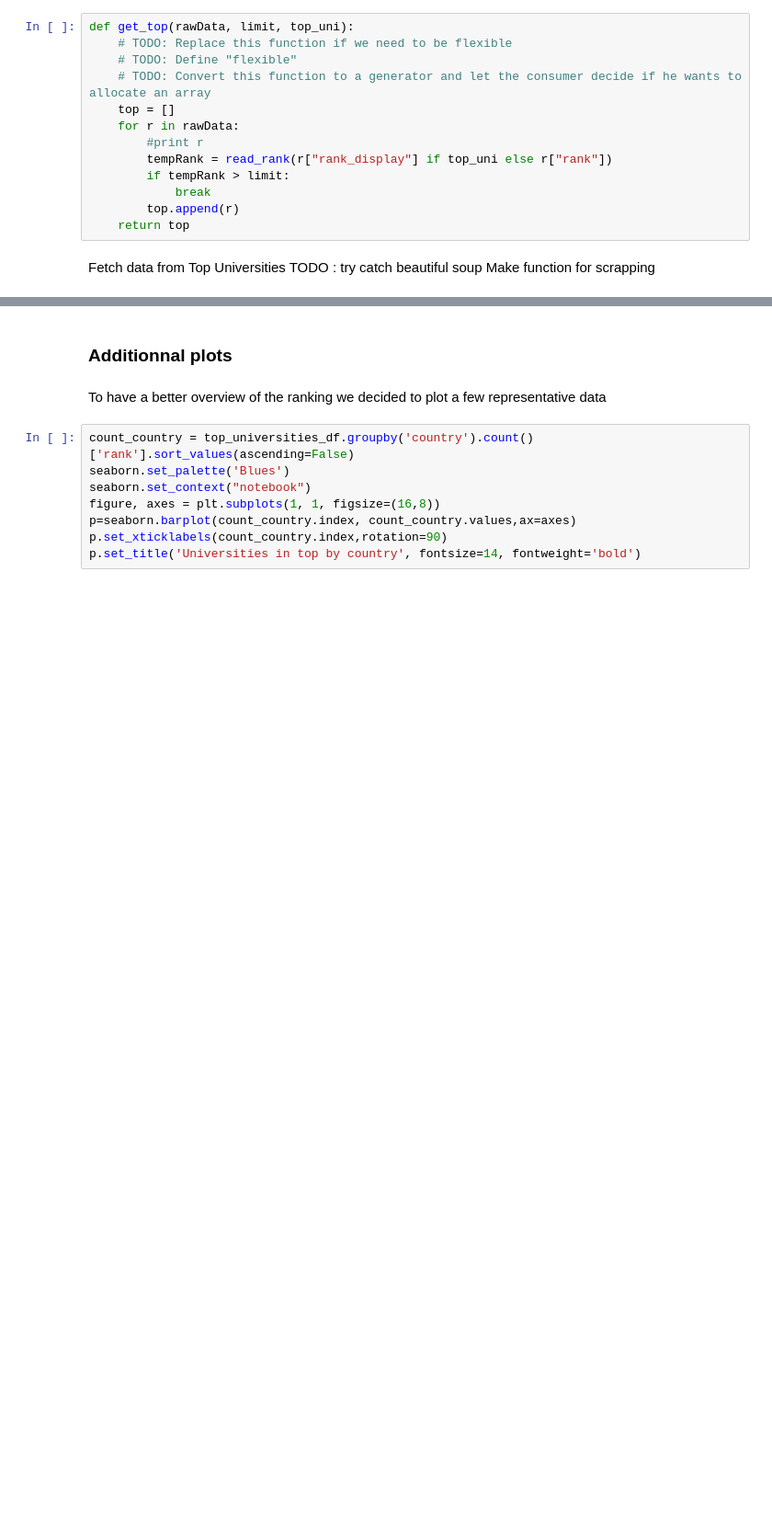
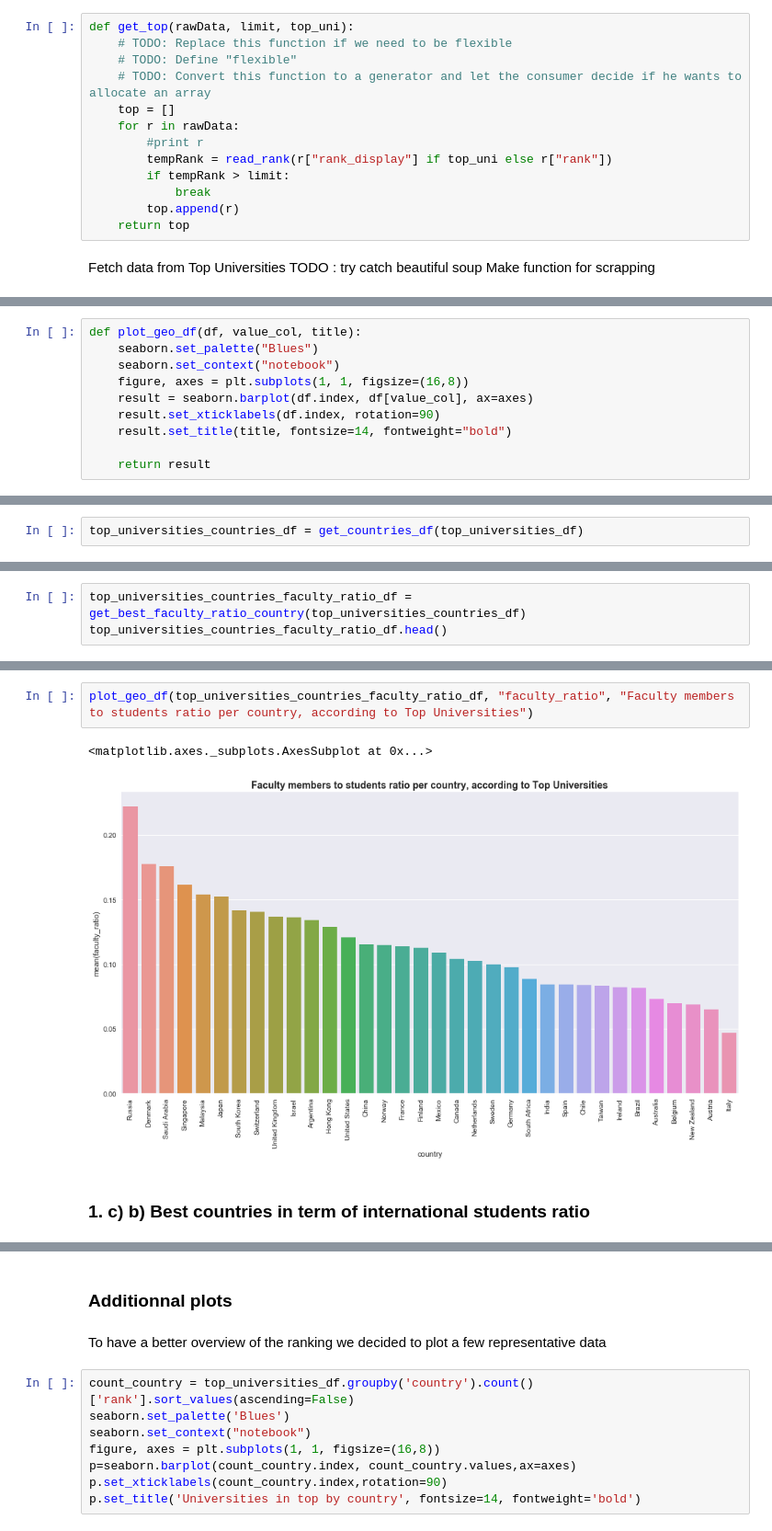
Before and after one commit to ImLemni/ada-epfl, a Jupyter notebook: 02-Data/homework2.ipynb, the cells around one changed output, grey strips where cells are left out. Shown at 92% size. Saved outputs shown, nothing was run; the diff lists cells and outputs as text; blank space fills up the shorter version.

```diff
--- a/02-Data/homework2.ipynb
+++ b/02-Data/homework2.ipynb
@@ -445,0 +687,10 @@ p.set_title('Regions international students ratio', fontsize=14, fontweight='bol
+# %%
+def plot_geo_df(df, value_col, title):
+    seaborn.set_palette("Blues")
+    seaborn.set_context("notebook")
+    figure, axes = plt.subplots(1, 1, figsize=(16,8))
+    result = seaborn.barplot(df.index, df[value_col], ax=axes)
+    result.set_xticklabels(df.index, rotation=90)
+    result.set_title(title, fontsize=14, fontweight="bold")
+
+    return result
@@ -445,0 +735,2 @@ p.set_title('Regions international students ratio', fontsize=14, fontweight='bol
+# %%
+top_universities_countries_df = get_countries_df(top_universities_df)
@@ -445,0 +760,3 @@ p.set_title('Regions international students ratio', fontsize=14, fontweight='bol
+# %%
+top_universities_countries_faculty_ratio_df = get_best_faculty_ratio_country(top_universities_countries_df)
+top_universities_countries_faculty_ratio_df.head()
@@ -445,0 +771,7 @@ p.set_title('Regions international students ratio', fontsize=14, fontweight='bol
+# %%
+plot_geo_df(top_universities_countries_faculty_ratio_df, "faculty_ratio", "Faculty members to students ratio per country, according to Top Universities")
+# %% [output]
+<matplotlib.axes._subplots.AxesSubplot at 0x...>
+[figure, added]
+# %% [markdown]
+### 1. c) b) Best countries in term of international students ratio
```
Also changed, not shown: parts of 111 cells of this notebook.
